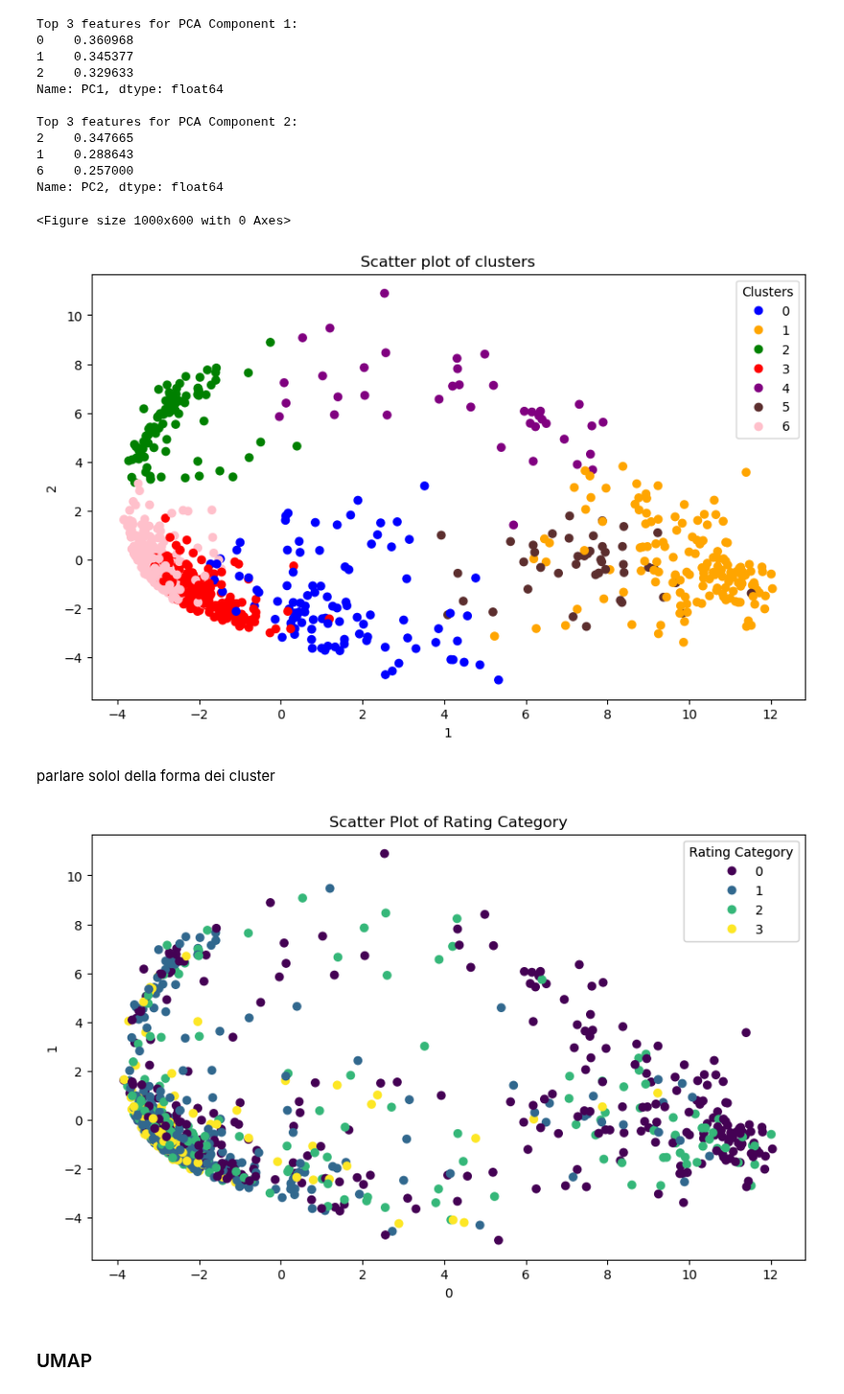
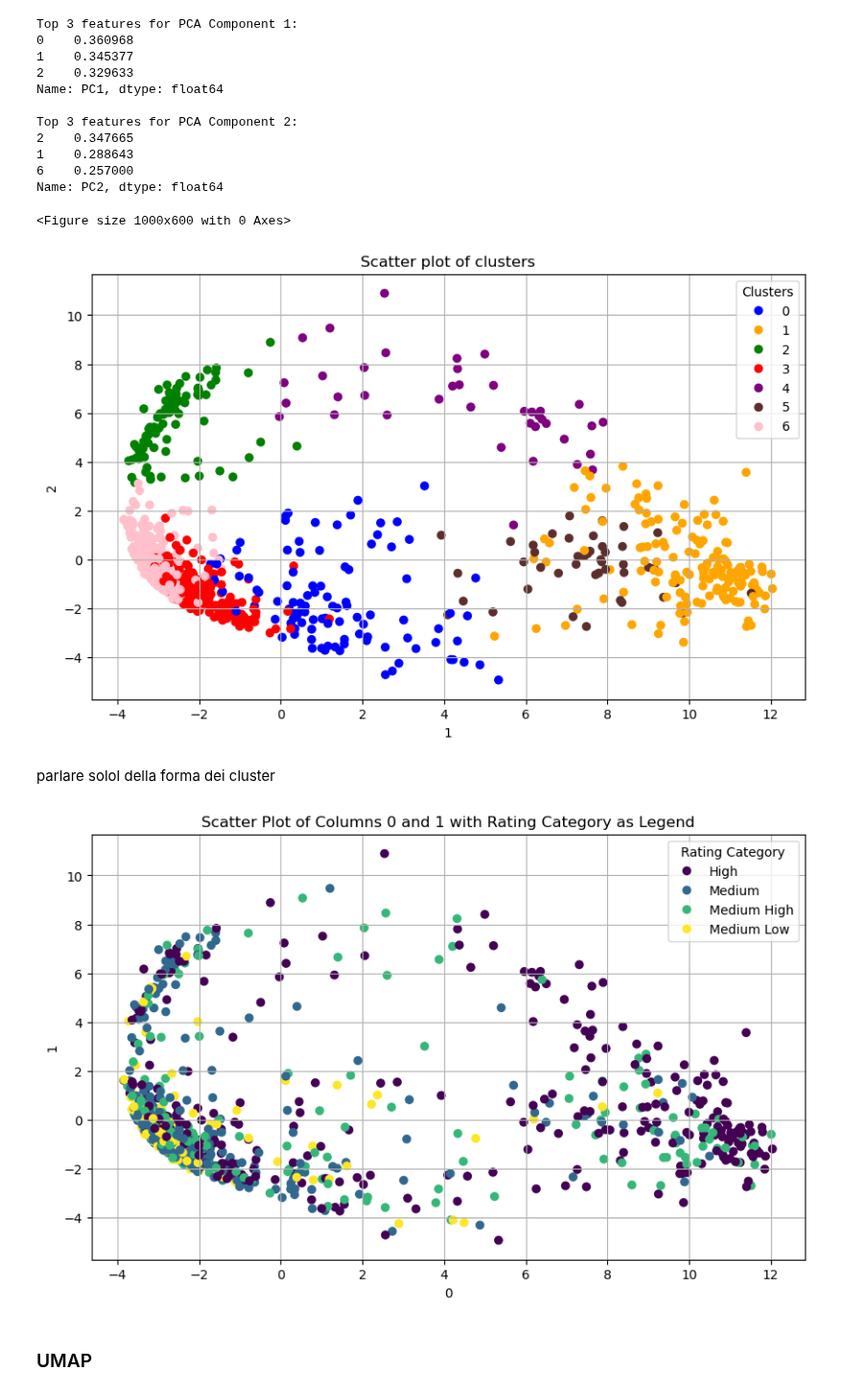
Before and after one commit to luigiascio/Data-Mining-2, a Jupyter notebook: time_series/TS_clustering.ipynb, the cells around one changed output. Shown at 96% size. Cells and saved outputs as stored; diff of their text form; code cells hidden in the pictures.

```diff
--- a/time_series/TS_clustering.ipynb
+++ b/time_series/TS_clustering.ipynb
@@ -247,35 +247,37 @@ plt.legend(*legend1, title="Clusters")
 plt.xlabel('1')
 plt.ylabel('2')
 plt.title('Scatter plot of clusters')
-
+plt.grid(True)
 # Show plot
 plt.show()
 # %% [output]
 <Figure size 1000x600 with 0 Axes>
-[figure, old version]
+[figure, new version]
 # %% [markdown]
 parlare solol della forma dei cluster
 # %%
 import pandas as pd
 import matplotlib.pyplot as plt
 
-# Create the scatter plot
+# Assumendo che ts_pca_v sia un DataFrame con colonne 0, 1 e 'rating_category'
+categories = ts_pca_k['rating_category'].astype('category')
+codes = categories.cat.codes
+labels = categories.cat.categories
+
 plt.figure(figsize=(10, 6))
-scatter = plt.scatter(ts_pca_k[0], ts_pca_k[1], c=ts_pca_k['rating_category'].astype('category').cat.codes, cmap='viridis')
+scatter = plt.scatter(ts_pca_k[0], ts_pca_k[1], c=codes, cmap='viridis')
 
-# Add legend
-legend1 = plt.legend(*scatter.legend_elements(), title="Rating Category")
-plt.gca().add_artist(legend1)
+# Crea la legenda con le etichette reali
+handles, _ = scatter.legend_elements()
+plt.legend(handles, labels, title="Rating Category")
 
-# Add labels and title
 plt.xlabel('0')
 plt.ylabel('1')
-plt.title('Scatter Plot of Rating Category')
-
-# Show plot
+plt.title('Scatter Plot of Columns 0 and 1 with Rating Category as Legend')
+plt.grid(True)
 plt.show()
 # %% [output]
-[figure, old version]
+[figure, new version]
 # %% [markdown]
 ### UMAP
 # %%
```
Also changed, not shown: parts of 64 cells of this notebook.
